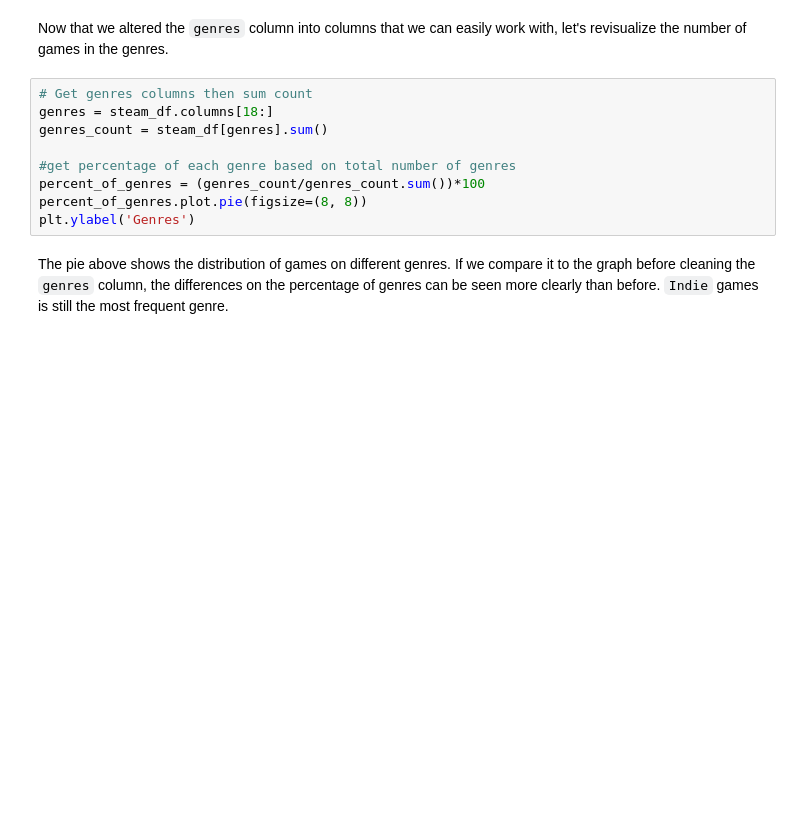
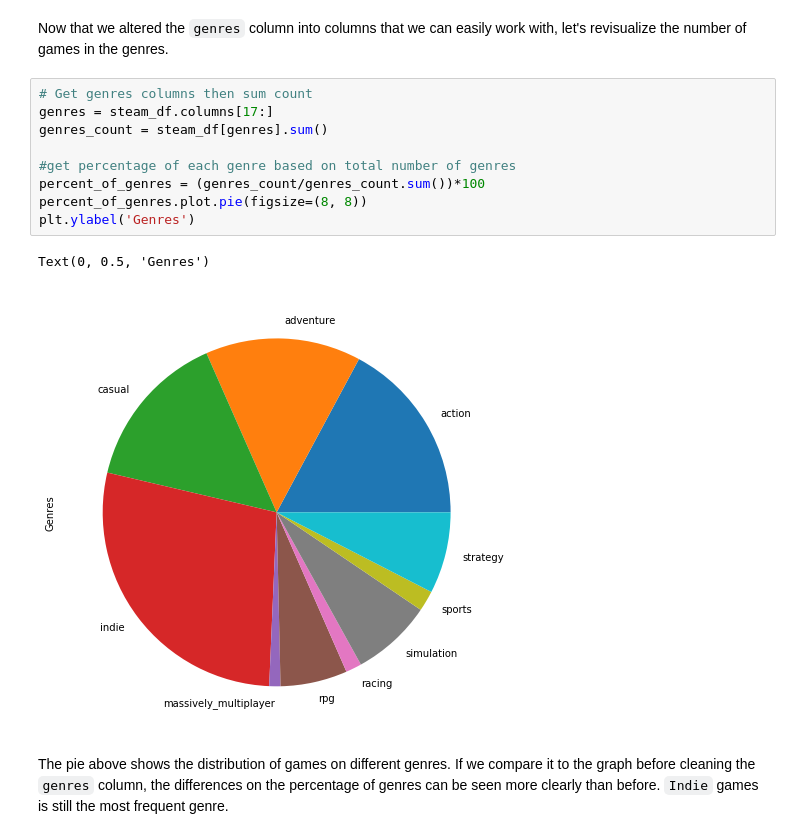
Before and after one commit to ronellroxas/csmodel, a Jupyter notebook: CSMODEL Study.ipynb, the cells around one changed output. Cells and saved outputs as stored; diff of their text form; blank space fills up the shorter version.

Commit message:
most played genre added
Added most played and conclusion

```diff
--- a/CSMODEL Study.ipynb
+++ b/CSMODEL Study.ipynb
@@ -342,13 +358,16 @@ The code above gets the minimum and maximum of a specific range for the number o
 Now that we altered the `genres` column into columns that we can easily work with, let's revisualize the number of games in the genres.
 # %%
 # Get genres columns then sum count
-genres = steam_df.columns[18:]
+genres = steam_df.columns[17:]
 genres_count = steam_df[genres].sum()
 
 #get percentage of each genre based on total number of genres
 percent_of_genres = (genres_count/genres_count.sum())*100
 percent_of_genres.plot.pie(figsize=(8, 8))
 plt.ylabel('Genres')
+# %% [output]
+Text(0, 0.5, 'Genres')
+[figure, added]
 # %% [markdown]
 The pie above shows the distribution of games on different genres. If we compare it to the graph before cleaning the `genres` column, the differences on the percentage of genres can be seen more clearly than before. `Indie` games is still the most frequent genre.
 # %% [markdown]
```
Also changed, not shown: parts of 23 cells of this notebook.
